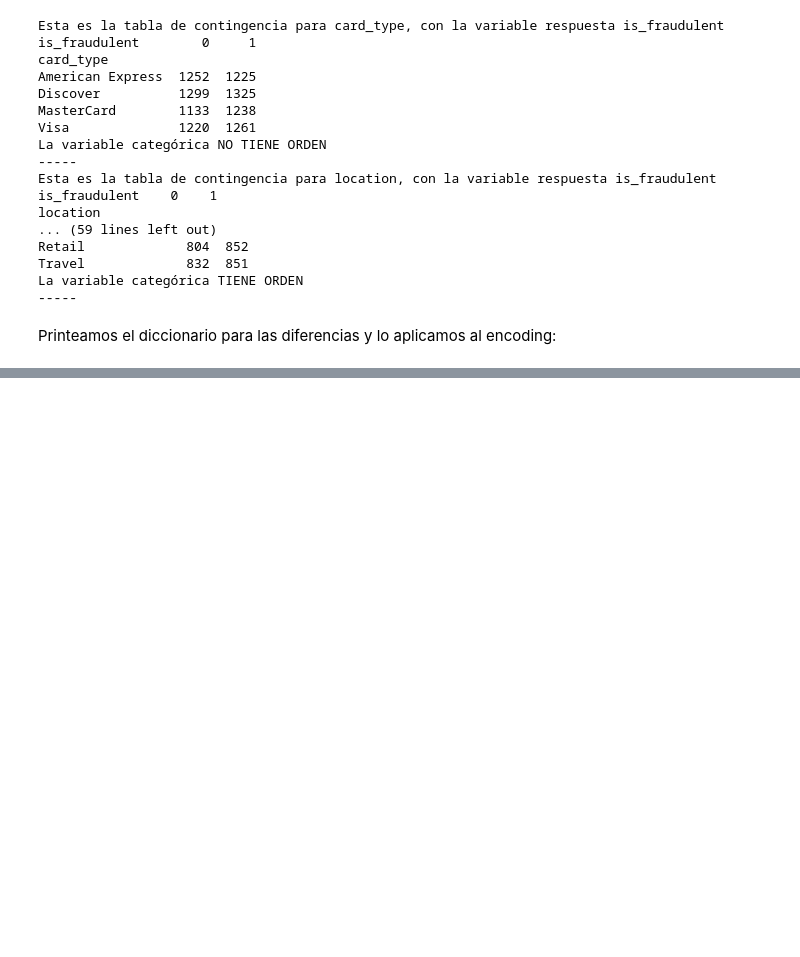
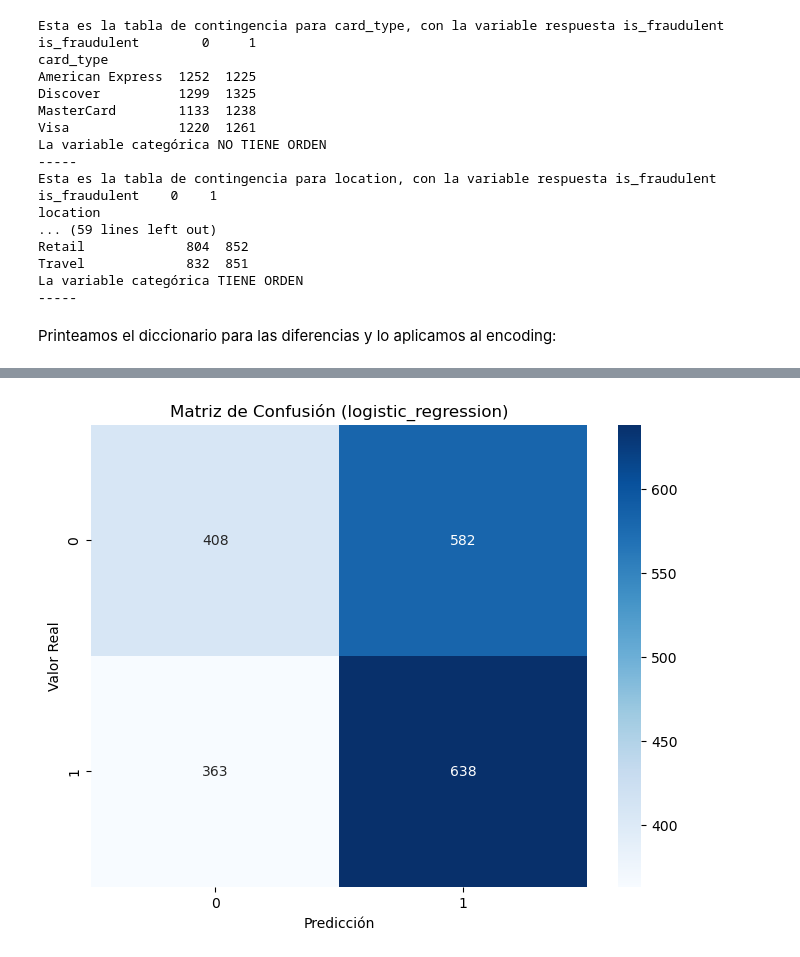
Before and after one commit to fdzvictor/lab1M8, a Jupyter notebook: modulo8-leccion08-preprocesamiento-logistica.ipynb, the cells around one changed output, grey strips where cells are left out. Saved outputs shown, nothing was run; the diff lists cells and outputs as text; code cells hidden in the pictures; blank space fills up the shorter version.

```diff
--- a/modulo8-leccion08-preprocesamiento-logistica.ipynb
+++ b/modulo8-leccion08-preprocesamiento-logistica.ipynb
@@ -405,0 +439,4 @@ Además, deberás evaluar si el modelo está en riesgo de **overfitting**, asegu
+# %%
+analisis.plot_matriz_confusion("logistic_regression")
+# %% [output]
+[figure, added]
```
Also changed, not shown: parts of 36 cells of this notebook, 1 other file.
